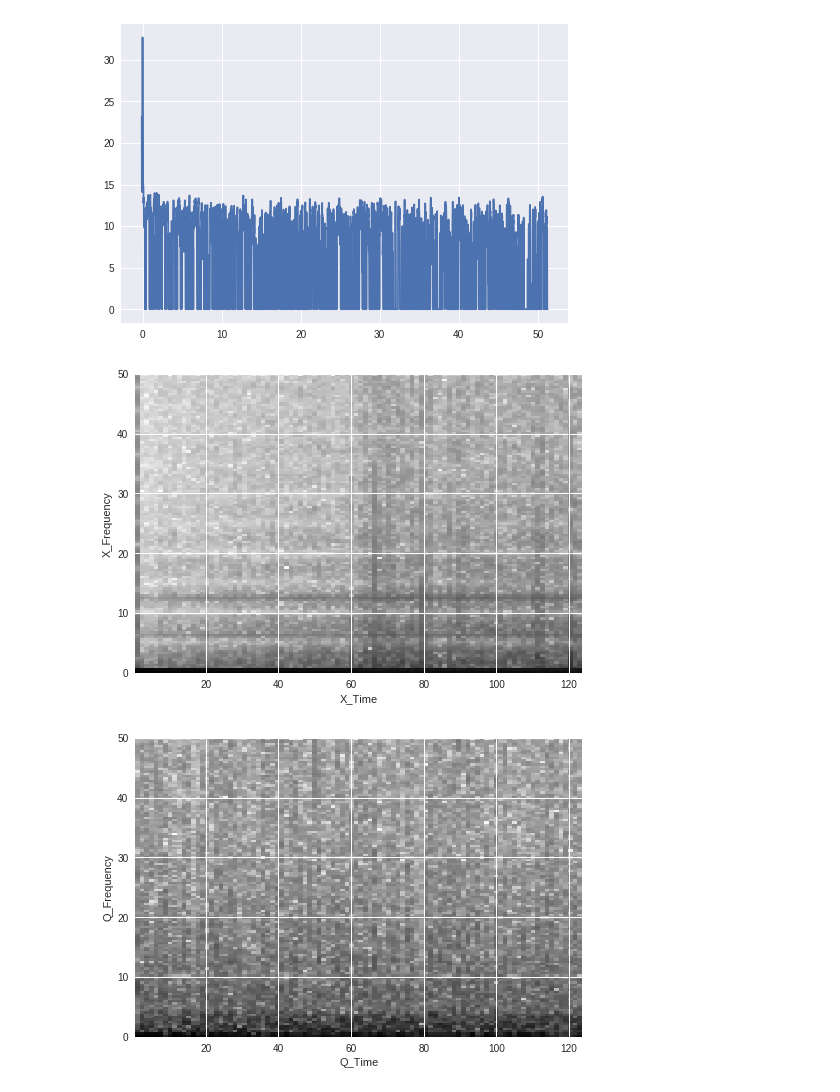
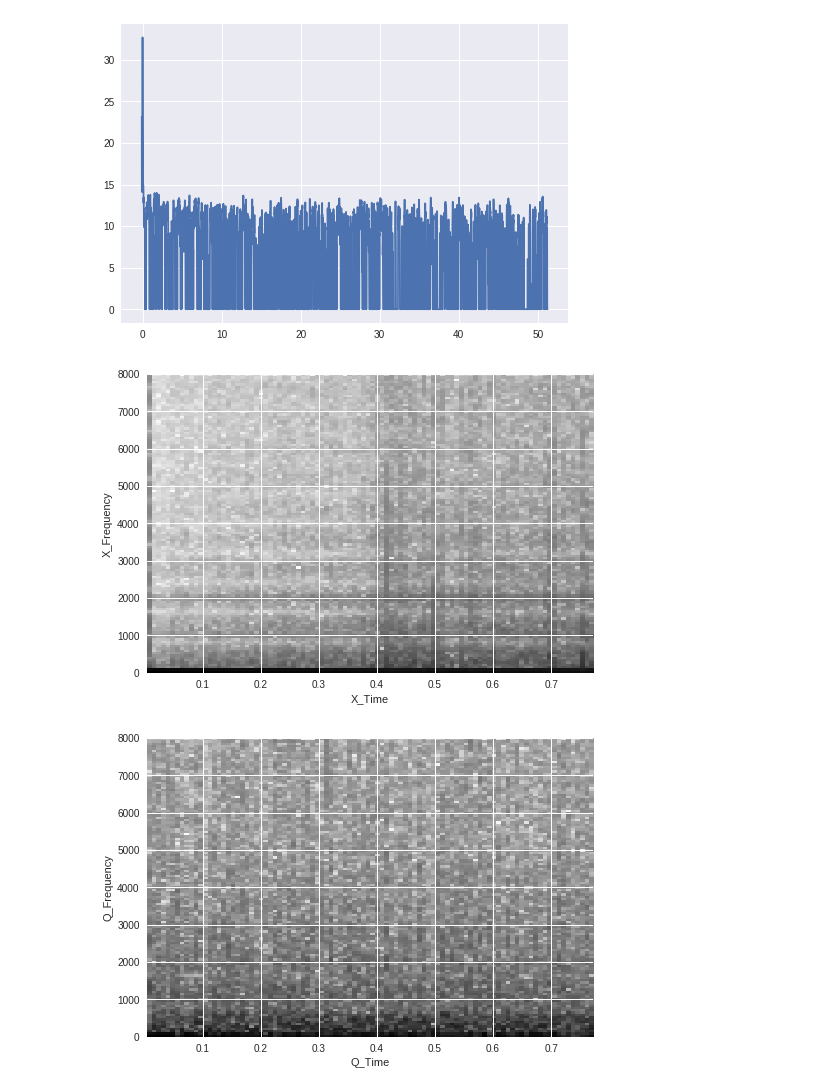
Before and after one commit to JatinKhare/SNProcessing-py, a Jupyter notebook: JKCE.ipynb, the cells around one changed output. Drawn from its saved outputs; the diff is of its cells as text; code cells hidden in the pictures.

```diff
--- a/JKCE.ipynb
+++ b/JKCE.ipynb
@@ -159,16 +159,16 @@ plt.show()
 # %% [output]
 [figure]
 # %%
-plt.specgram(x_dB,Fs = 100)
+plt.specgram(x_dB,Fs = 16000)
 plt.xlabel('X_Time')
 plt.ylabel('X_Frequency')
 plt.show()
 
 
-plt.specgram(q_dB,Fs = 100)
+plt.specgram(q_dB,Fs = 16000)
 plt.xlabel('Q_Time')
 plt.ylabel('Q_Frequency')
 plt.show()
 # %% [output]
-[figure, old version]
+[figure, new version]
-[figure, old version]
+[figure, new version]
```
